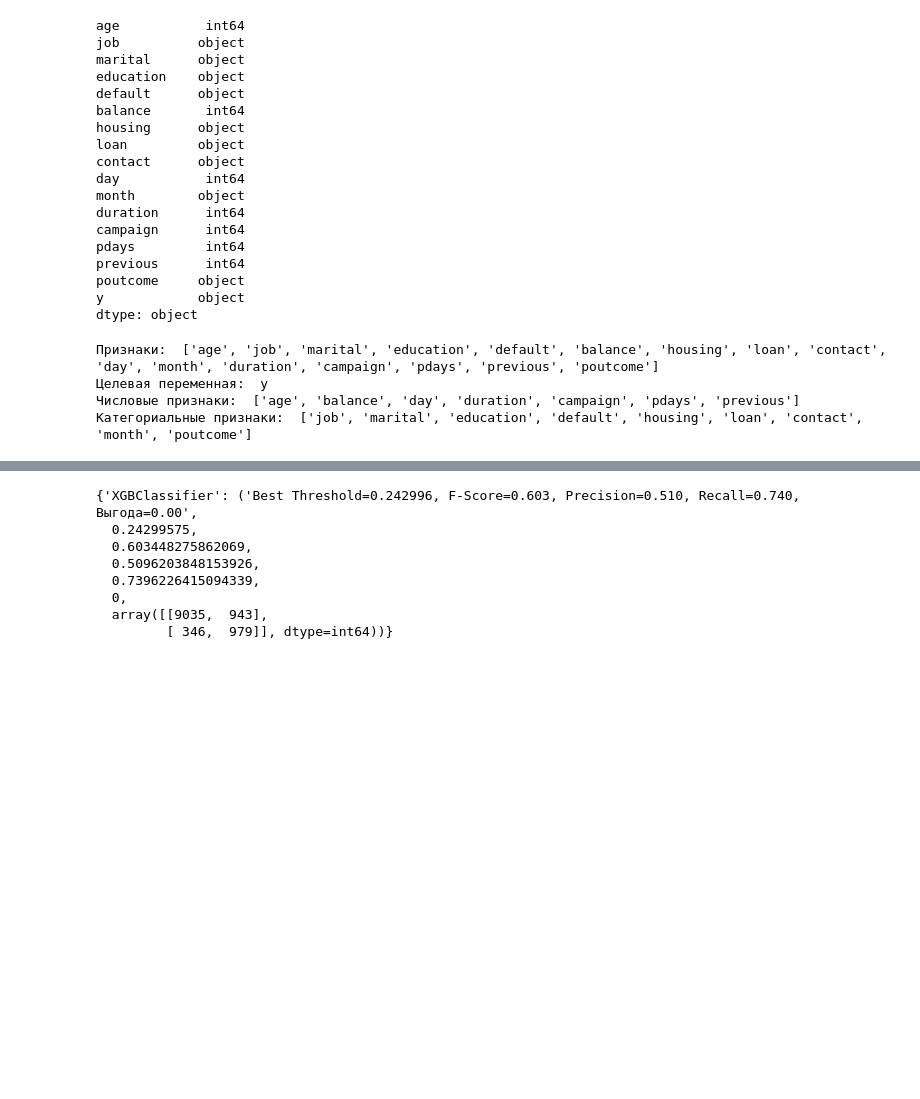
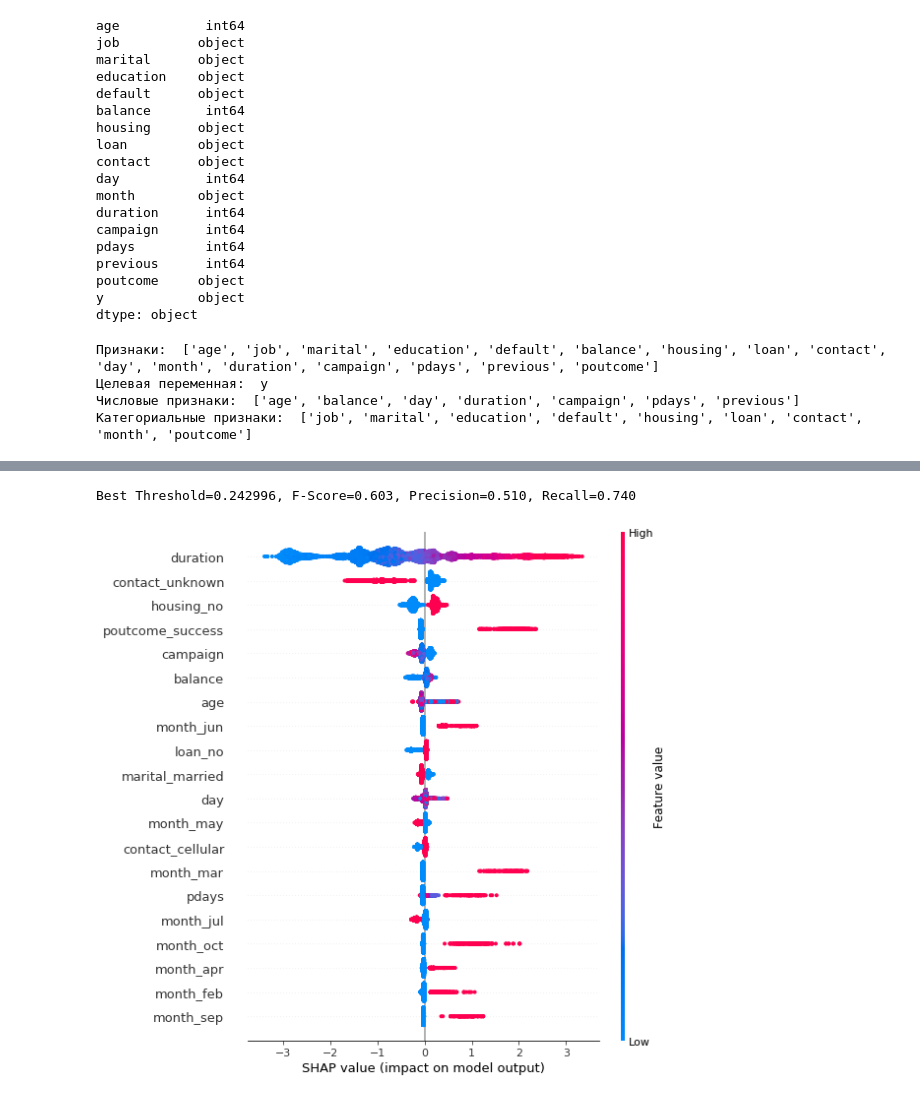
Before and after one commit to nnnedelkina/MLInBusiness, a Jupyter notebook: HW7.ipynb, the cells around one changed output, grey strips where cells are left out. Saved outputs shown, nothing was run; the diff lists cells and outputs as text; code cells hidden in the pictures; blank space fills up the shorter version.

```diff
--- a/HW7.ipynb
+++ b/HW7.ipynb
@@ -176,7 +221,7 @@ def build_pipeline(classifier, num_transformers=None):
         ([(get_name(ct), ct) for ct in num_transformers] if num_transformers is not None else []))
         final_transformers.append((col, transformer))
 
-    feats = FeatureUnion(final_transformers)
+    feats = PandasFeatureUnion(final_transformers)
     pipeline = Pipeline([
         ('features',feats),
         ('classifier', classifier),
@@ -200,9 +245,10 @@ def run(name, pipeline, **fit_params):
 
     business_metric = 0 # TODO
 
-    metrics = (thresholds[ix], fscore[ix], precision[ix], recall[ix], business_metric, cnf_matrix)
-    metrics_string = 'Best Threshold=%f, F-Score=%.3f, Precision=%.3f, Recall=%.3f, Выгода=%.2f' % metrics[0:5]
+    metrics = (thresholds[ix], fscore[ix], precision[ix], recall[ix], business_metric, cnf_matrix, preds)
+    metrics_string = 'Best Threshold=%f, F-Score=%.3f, Precision=%.3f, Recall=%.3f' % metrics[0:4]
     results[name] = (metrics_string,) + metrics
+    return pipeline
 # %%
 fdf = df.iloc[:,0:-1]
 tdf = df.iloc[:,-1:]
@@ -226,4 +272,5 @@ print("Категориальные признаки: ", cat_features)
 Категориальные признаки:  ['job', 'marital', 'education', 'default', 'housing', 'loan', 'contact', 'month', 'poutcome']
 # %%
 results = {}
-run("XGBClassifier", build_pipeline(XGBClassifier(random_state=0)))
+pipeline = run("XGBClassifier", build_pipeline(XGBClassifier(random_state=0)))
+pipeline
@@ -230,11 +295,16 @@ run("XGBClassifier", build_pipeline(XGBClassifier(random_state=0)))
-# %%
-results
-# %% [output]
-{'XGBClassifier': ('Best Threshold=0.242996, F-Score=0.603, Precision=0.510, Recall=0.740, Выгода=0.00',
-  0.24299575,
-  0.603448275862069,
-  0.5096203848153926,
-  0.7396226415094339,
-  0,
-  array([[9035,  943],
-         [ 346,  979]], dtype=int64))}
+# %%
+for k, v in results.items():
+    print(v[0])
+# %% [output]
+Best Threshold=0.242996, F-Score=0.603, Precision=0.510, Recall=0.740
+# %%
+X_train_transformed = pipeline[0].transform(X_train)
+X_test_transformed = pipeline[0].transform(X_test)
+# %%
+explainer = shap.TreeExplainer(pipeline[1])
+# %%
+# для всех тестовых данных
+shap_values = explainer.shap_values(X_test_transformed)
+shap.summary_plot(shap_values, X_test_transformed)
+# %% [output]
+[figure, added]
```
Also changed, not shown: parts of 6 cells of this notebook.
